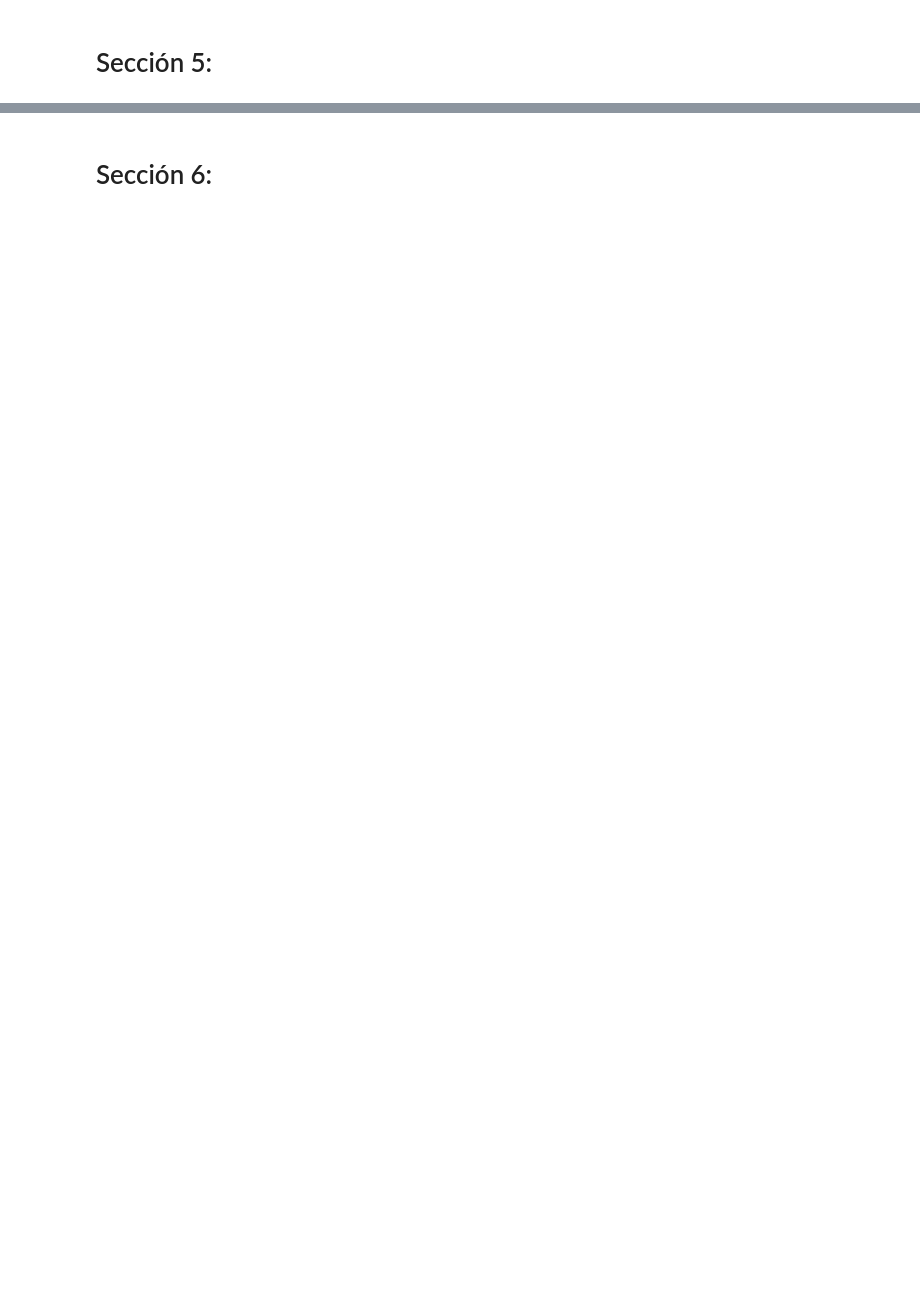
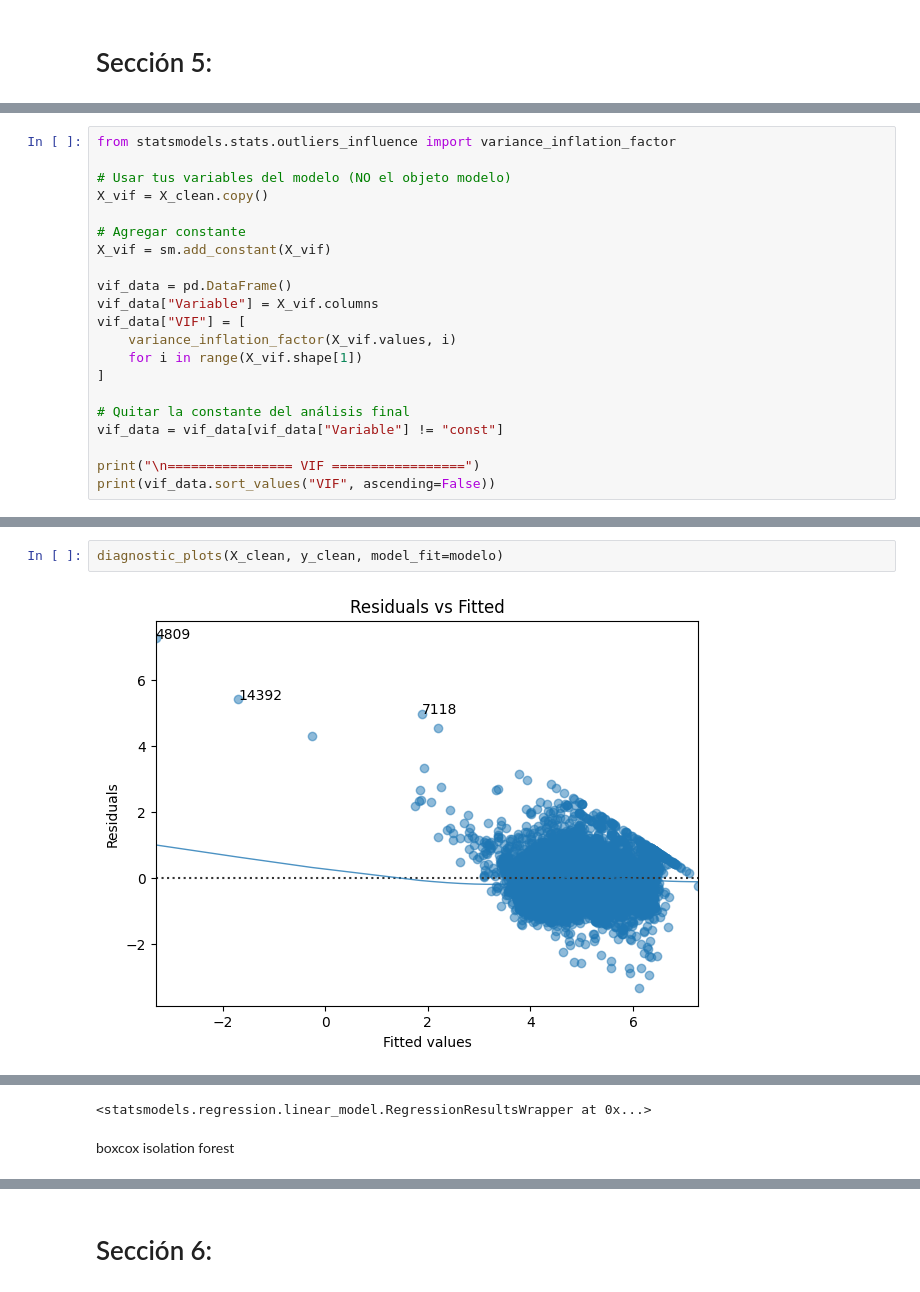
Before and after one commit to LeMarsito02/AIRBNBANALYTICS, a Jupyter notebook: Taller_1_EDA_Modelos_Regresion.ipynb, the cells around one changed output, grey strips where cells are left out. Saved outputs shown, nothing was run; the diff lists cells and outputs as text; blank space fills up the shorter version.

```diff
--- a/Taller_1_EDA_Modelos_Regresion.ipynb
+++ b/Taller_1_EDA_Modelos_Regresion.ipynb
@@ -485,0 +1074,21 @@ plt.show()
+# %%
+from statsmodels.stats.outliers_influence import variance_inflation_factor
+
+# Usar tus variables del modelo (NO el objeto modelo)
+X_vif = X_clean.copy()
+
+# Agregar constante
+X_vif = sm.add_constant(X_vif)
+
+vif_data = pd.DataFrame()
+vif_data["Variable"] = X_vif.columns
+vif_data["VIF"] = [
+    variance_inflation_factor(X_vif.values, i)
+    for i in range(X_vif.shape[1])
+]
+
+# Quitar la constante del análisis final
+vif_data = vif_data[vif_data["Variable"] != "const"]
+
+print("\n================ VIF =================")
+print(vif_data.sort_values("VIF", ascending=False))
@@ -485,0 +1235,4 @@ plt.show()
+# %%
+diagnostic_plots(X_clean, y_clean, model_fit=modelo)
+# %% [output]
+[figure, added]
@@ -485,0 +1242,3 @@ plt.show()
+<statsmodels.regression.linear_model.RegressionResultsWrapper at 0x...>
+# %% [markdown]
+boxcox  isolation forest
```
Also changed, not shown: parts of 42 cells of this notebook, 4 other files.
